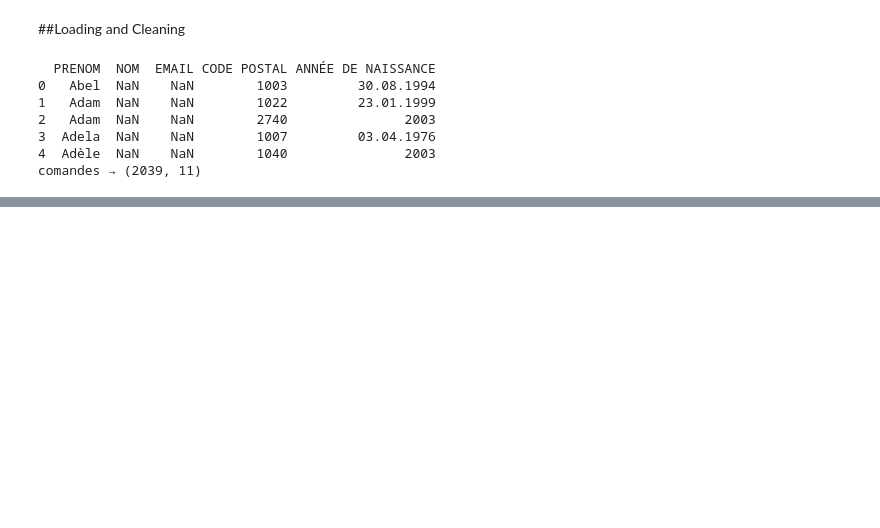
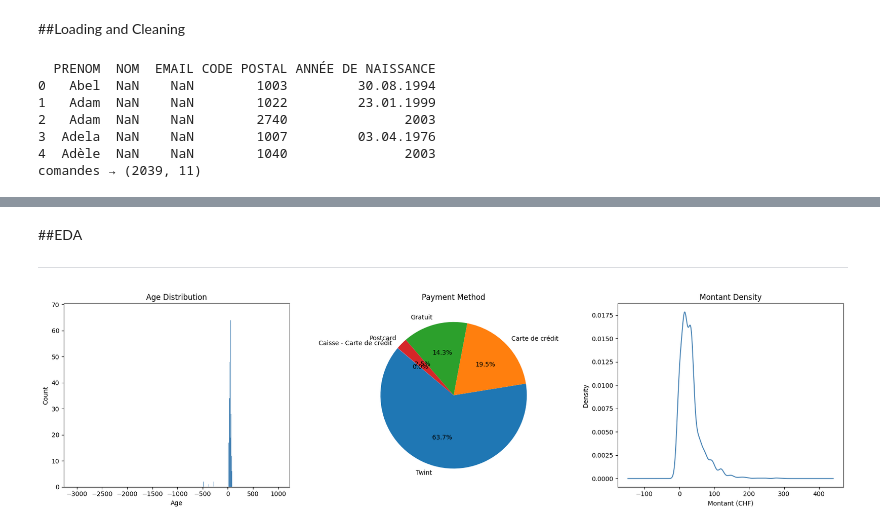
Before and after one commit to twillixa/Algorithm-in-BI, a Jupyter notebook: Main.ipynb, the cells around one changed output, grey strips where cells are left out. Drawn from its saved outputs; the diff is of its cells as text; code cells hidden in the pictures; blank space fills up the shorter version.

```diff
--- a/Main.ipynb
+++ b/Main.ipynb
@@ -106,0 +140,31 @@ dtype: object
+# %% [markdown]
+##EDA
+
+
+---
+# %%
+import matplotlib.pyplot as plt
+
+fig, axes = plt.subplots(1, 3, figsize=(18, 5))
+
+# 1. Bar plot — Age distribution
+age_counts = comandes["AGE"].value_counts().sort_index()
+axes[0].bar(age_counts.index, age_counts.values, color="steelblue")
+axes[0].set_title("Age Distribution")
+axes[0].set_xlabel("Age")
+axes[0].set_ylabel("Count")
+
+# 2. Pie chart — Payment method
+payment_counts = comandes["MODE DE PAIEMENT"].value_counts()
+axes[1].pie(payment_counts.values, labels=payment_counts.index, autopct="%1.1f%%", startangle=140)
+axes[1].set_title("Payment Method")
+
+# 3. Density plot — Montant
+comandes["MONTANT"].plot.kde(ax=axes[2], color="steelblue")
+axes[2].set_title("Montant Density")
+axes[2].set_xlabel("Montant (CHF)")
+
+plt.tight_layout()
+plt.show()
+# %% [output]
+[figure, added]
```
Also changed, not shown: parts of 2 cells of this notebook.
